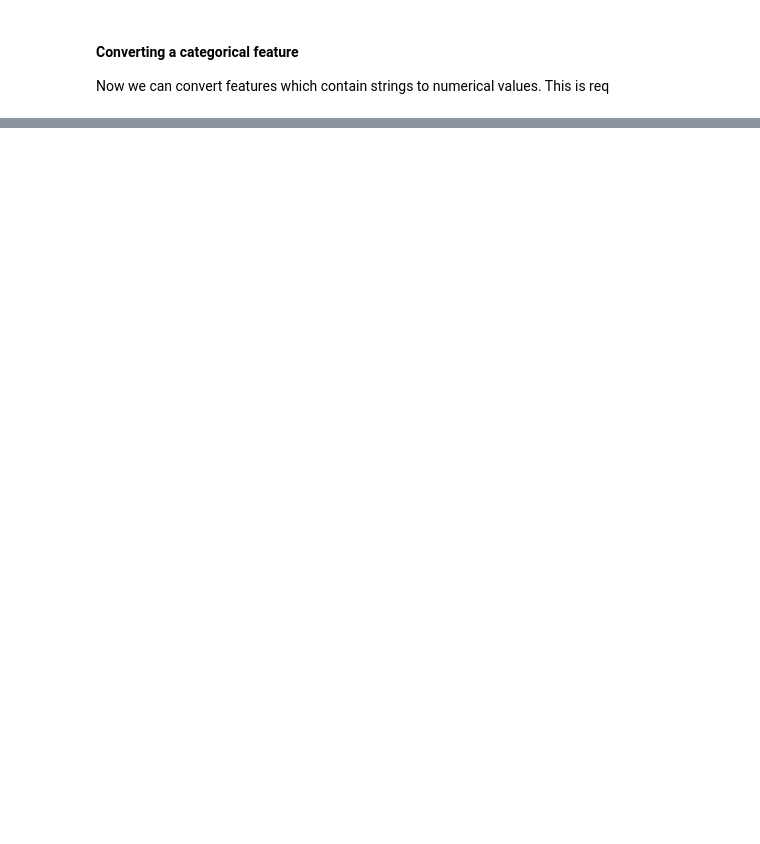
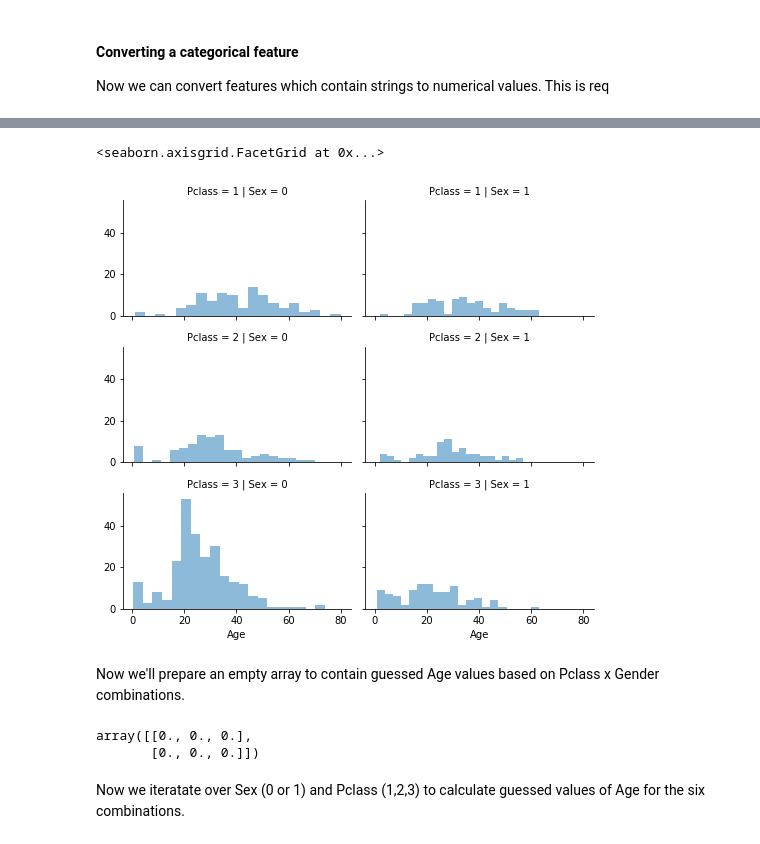
Before and after one commit to Xa1n/jupyter, a Jupyter notebook: titanic.ipynb, the cells around one changed output, grey strips where cells are left out. Saved outputs shown, nothing was run; the diff lists cells and outputs as text; code cells hidden in the pictures; blank space fills up the shorter version.

Commit message:
create array to contain estimated Age values based on Pclass and Gender

```diff
--- a/titanic.ipynb
+++ b/titanic.ipynb
@@ -422,8 +423,8 @@ Now we can safelt drop the Name feature from training and testing datasets. We a
 # %%
 ## Permanent changes below
 
-## train_df = train_df.drop(['Name', 'PassengerId'], axis=1)
-## test_df = test_df.drop(['Name'], axis=1)
+train_df = train_df.drop(['Name', 'PassengerId'], axis=1)
+test_df = test_df.drop(['Name'], axis=1)
 combine = [train_df, test_df]
 train_df.shape, test_df.shape
 # %% [output]
@@ -443,0 +463,19 @@ train_df.head()
+# %%
+# grid = sns.FacetGrid(train_df, col='Pclass', hue='Gender')
+grid = sns.FacetGrid(train_df, row='Pclass', col='Sex',
+                     height=2.2, aspect=1.6)
+grid.map(plt.hist, 'Age', alpha=.5, bins=20)
+grid.add_legend()
+# %% [output]
+<seaborn.axisgrid.FacetGrid at 0x...>
+[figure, added]
+# %% [markdown]
+Now we'll prepare an empty array to contain guessed Age values based on Pclass x Gender combinations.
+# %%
+guess_ages = np.zeros((2,3))
+guess_ages
+# %% [output]
+array([[0., 0., 0.],
+       [0., 0., 0.]])
+# %% [markdown]
+Now we iteratate over Sex (0 or 1) and Pclass (1,2,3) to calculate guessed values of Age for the six combinations.
```
Also changed, not shown: parts of 9 cells of this notebook.
